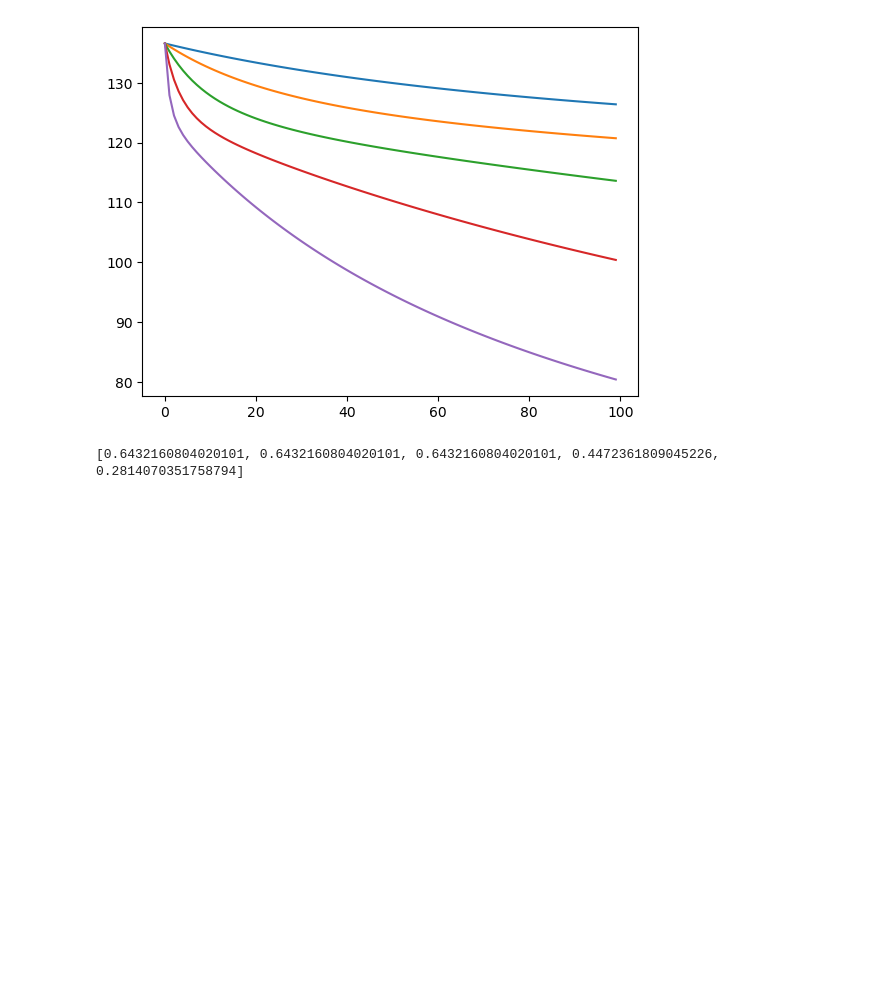
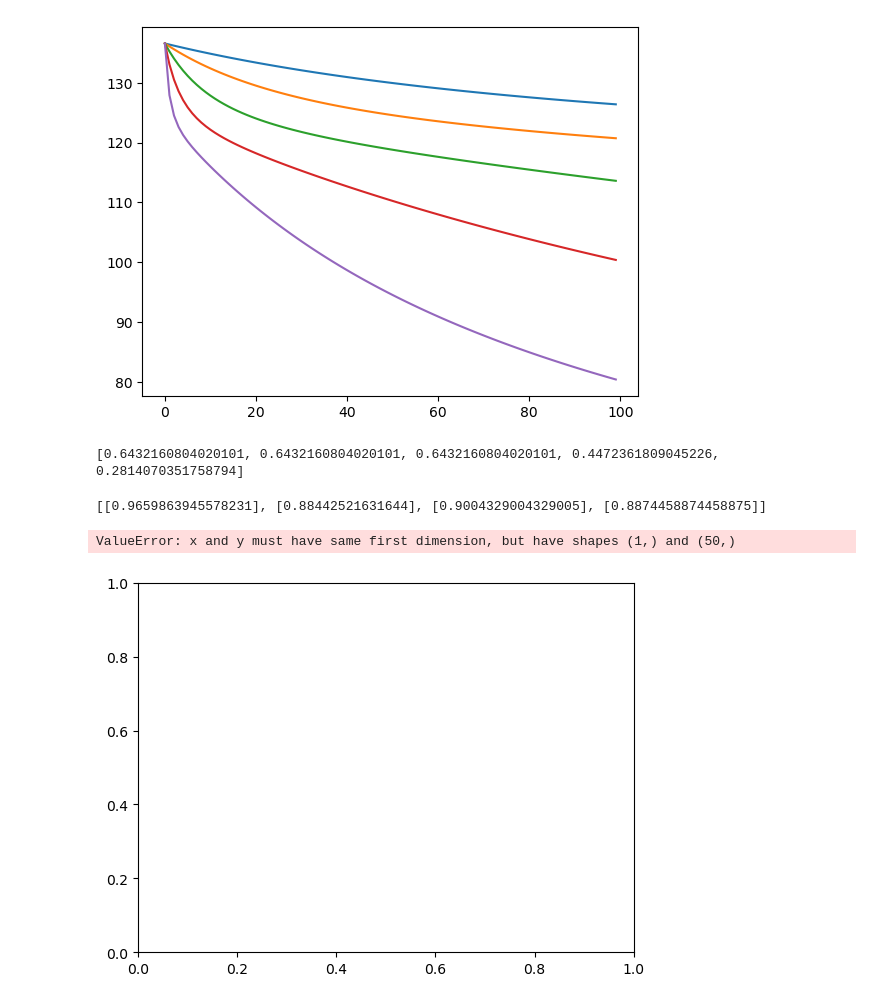
Before and after one commit to hayden000/Data-Analysis, a Jupyter notebook: data.ipynb, the cells around one changed output. Cells and saved outputs as stored; diff of their text form; code cells hidden in the pictures; blank space fills up the shorter version.

```diff
--- a/data.ipynb
+++ b/data.ipynb
@@ -205,11 +175,11 @@ d30 = []
 for i in range(len(dataset)):
     if dataset[i, -1] == 0 or dataset[i, -1] == 1:
         d01.append(dataset[i])
-    elif dataset[i, -1] == 1 or dataset[i, -1] == 2:
+    if dataset[i, -1] == 1 or dataset[i, -1] == 2:
         d12.append(dataset[i])
-    elif dataset[i, -1] == 2 or dataset[i, -1] == 3:
+    if dataset[i, -1] == 2 or dataset[i, -1] == 3:
         d23.append(dataset[i])
-    elif dataset[i, -1] == 3 or dataset[i, -1] == 0:
+    if dataset[i, -1] == 3 or dataset[i, -1] == 0:
         d30.append(dataset[i])
 
 d01_training = (X[:len(d01) // 2], Y[:len(d01) // 2])
@@ -230,11 +200,11 @@ d23_testing_normalised = ((d23_testing[0] - np.average(d23_testing[0])) / np.std
 d30_training_normalised = ((d30_training[0] - np.average(d30_training[0])) / np.std(d30_training[0]), d30_training[1])
 d30_testing_normalised = ((d30_testing[0] - np.average(d30_testing[0])) / np.std(d30_testing[0]), d30_testing[1])
 
-lambda1 = np.transpose(np.full(11, 0.01))
+lambda1 = np.transpose(np.full(64, 0.01))
 d = 50
 N = 0.0001
 eta = 0.0001
-epoch = []
+epochs = np.arange(0, N)
 itterations = 10
 
 lambda0 = np.random.normal(0, N, 64)
@@ -269,34 +239,52 @@ d30_X_training_normalised = d30_training_normalised[0]
 d30_Y_training_normalised = d30_training_normalised[1]
 d30_X_testing_normalised = d30_testing_normalised[0]
 d30_Y_testing_normalised = d30_testing_normalised[1]
 
+
+
+# lambda0 = 0.0001 * np.random.randn(64)
+# d = 5
+# ERs = []
+# N = 100
+# eta = 0.0001
+# epochs = np.arange(0, N)
+# tryInit = [np.random.randn(64) for m in range(50)]
+# for i in tryInit:
+#     par, obj = train(lambda0, eta, N, (d01_X_training_normalised, d01_Y_training_normalised))
+#
+
+
 ERs = []
 tryInit = [np.random.randn(64) for m in range(50)]
 for i in tryInit:
     temp = []
     temp.append(ER(i, (d01_X_testing_normalised, d01_Y_testing_normalised)))
 ERs.append(temp)
 tryInit = [np.random.randn(64) for m in range(50)]
 for i in tryInit:
     temp = []
     temp.append(ER(i, (d12_X_testing_normalised, d12_Y_testing_normalised)))
 ERs.append(temp)
 tryInit = [np.random.randn(64) for m in range(50)]
 for i in tryInit:
     temp = []
     temp.append(ER(i, (d23_X_testing_normalised, d23_Y_testing_normalised)))
 ERs.append(temp)
 tryInit = [np.random.randn(64) for m in range(50)]
 for i in tryInit:
     temp = []
     temp.append(ER(i, (d23_X_testing_normalised, d23_Y_testing_normalised)))
 ERs.append(temp)
 print(ERs)
 
-plt.plot(lambda_d01[1])
-plt.plot(lambda_d12[1])
-plt.plot(lambda_d23[1])
-plt.plot(lambda_d30[1])
+plt.plot(epochs,lambda_d01[1])
+plt.plot(epochs,lambda_d12[1])
+plt.plot(epochs,lambda_d23[1])
+plt.plot(epochs,lambda_d30[1])
 for k in range(0, 10):
     image_matrix = np.reshape(X[k], (8, 8))
     plt.matshow(image_matrix)
+# %% [output]
+[[0.9659863945578231], [0.88442521631644], [0.9004329004329005], [0.8874458874458875]]
+ValueError: x and y must have same first dimension, but have shapes (1,) and (50,)
+[figure, added]
```
Also changed, not shown: parts of 2 cells of this notebook, 1 other file.
